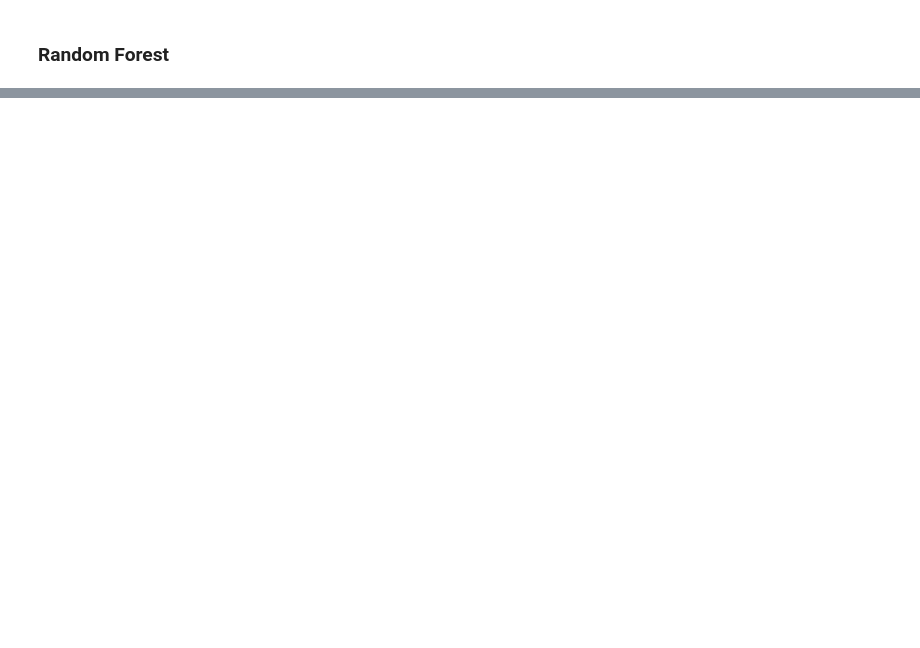
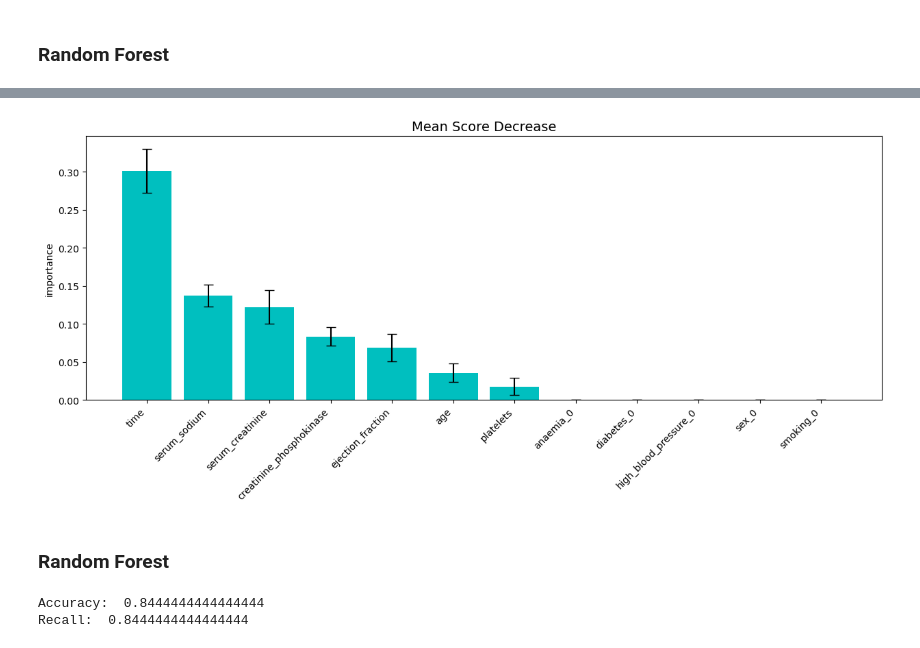
Before and after one commit to enthokz/Prediction-Model-Exercise, a Jupyter notebook: Heart Failure Predict/Prediction_model_heart_disease.ipynb, the cells around one changed output, grey strips where cells are left out. Cells and saved outputs as stored; diff of their text form; code cells hidden in the pictures; blank space fills up the shorter version.

```diff
--- a/Heart Failure Predict/Prediction_model_heart_disease.ipynb
+++ b/Heart Failure Predict/Prediction_model_heart_disease.ipynb
@@ -585,0 +645,19 @@ Traceback (most recent call last):
+# %%
+# Check Most Considered Variable from Model to Predict
+
+cek2= mean_score_decrease(x1_train,y1_train, gb_grid, plot=True, topk=20)
+# %% [output]
+[figure, added]
+# %% [markdown]
+### Random Forest
+# %%
+# Evaluation Random Forest Model
+from sklearn import metrics
+
+y1_pred_rf= rf_grid.predict(x1_test)
+
+print('Accuracy: ', metrics.accuracy_score(y1_test,y1_pred_rf))
+print('Recall: ', metrics.accuracy_score(y1_test,y1_pred_rf))
+# %% [output]
+Accuracy:  0.8444444444444444
+Recall:  0.8444444444444444
```
Also changed, not shown: parts of 22 cells of this notebook.
